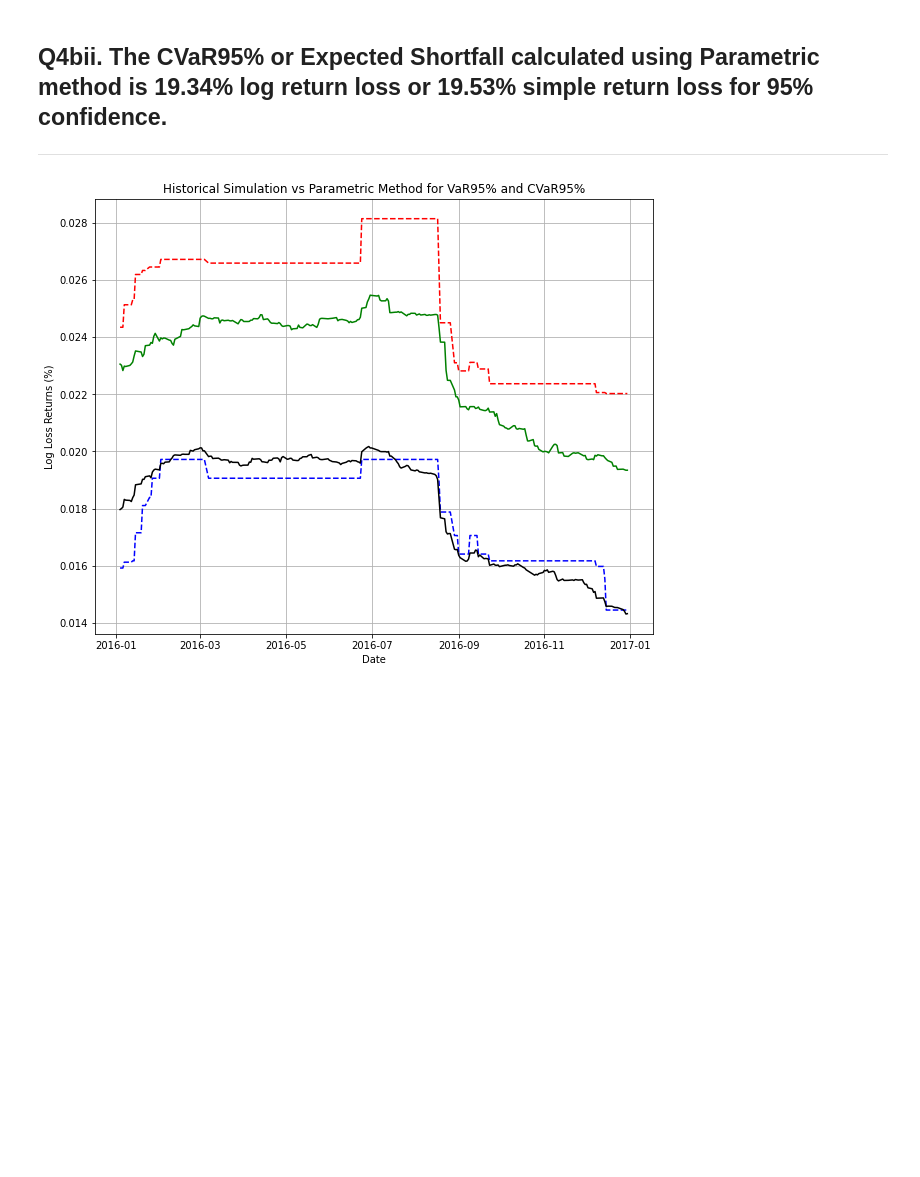
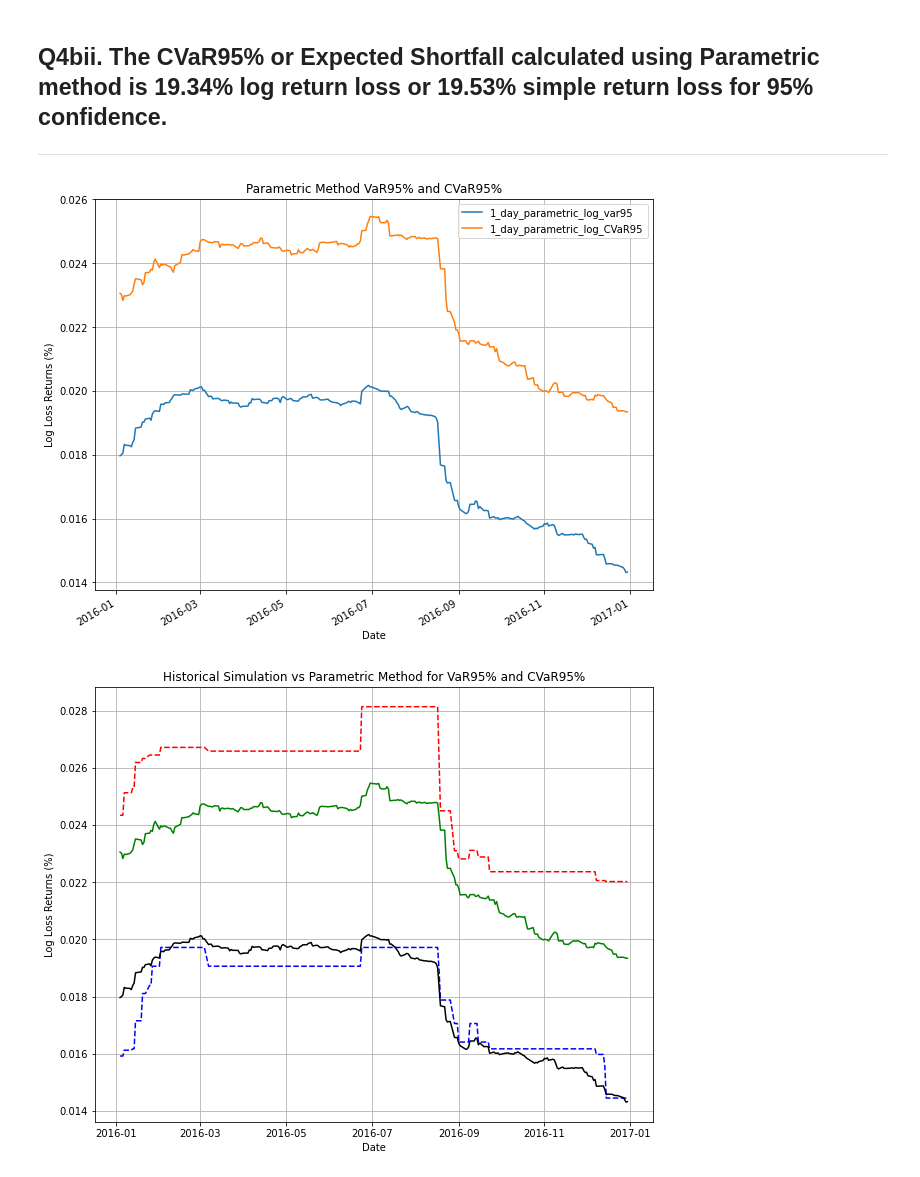
Before and after one commit to yonglert/Treehouse_Finance_test, a Jupyter notebook: Question_4.ipynb, the cells around one changed output. Cells and saved outputs as stored; diff of their text form; code cells hidden in the pictures; blank space fills up the shorter version.

```diff
--- a/Question_4.ipynb
+++ b/Question_4.ipynb
@@ -339,6 +339,17 @@ CVaR95% or Expected Shortfall calculated using Parametric method is 0.0193432462
 # %% [markdown]
 ## Q4bii. The CVaR95% or Expected Shortfall calculated using Parametric method is 19.34% log return loss or 19.53% simple return loss for 95% confidence.
 ---
+# %%
+plt.figure(figsize=(10,8))
+plt.ylabel('Log Loss Returns (%)')
+plt.xlabel('Date')
+plt.title('Parametric Method VaR95% and CVaR95%')
+portfolio_df['2016-01-01':]['1_day_parametric_log_var95'].plot()
+portfolio_df['2016-01-01':]['1_day_parametric_log_CVaR95'].plot()
+plt.legend()
+plt.grid()
+# %% [output]
+[figure, added]
 # %%
 plt.figure(figsize=(10,8))
 plt.ylabel('Log Loss Returns (%)')
```
Also changed, not shown: parts of 1 cell of this notebook, 3 other files.
